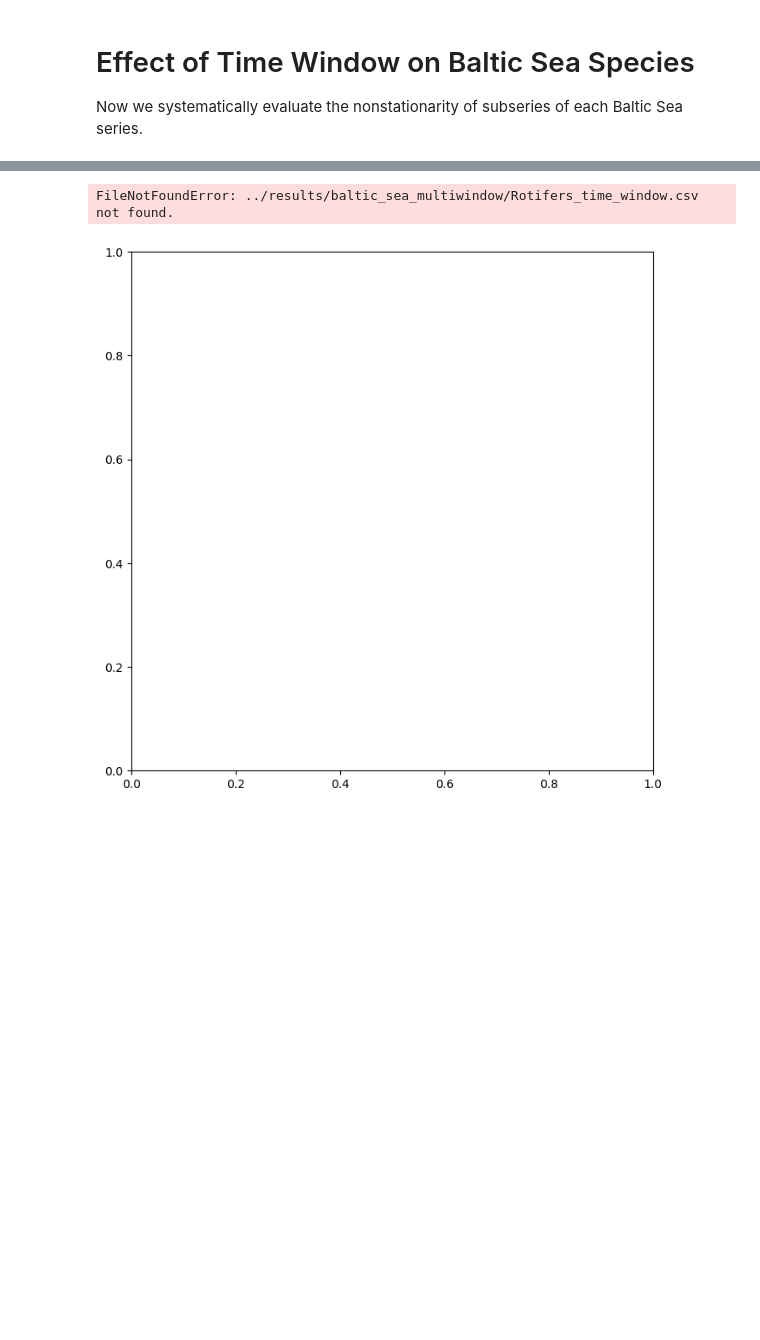
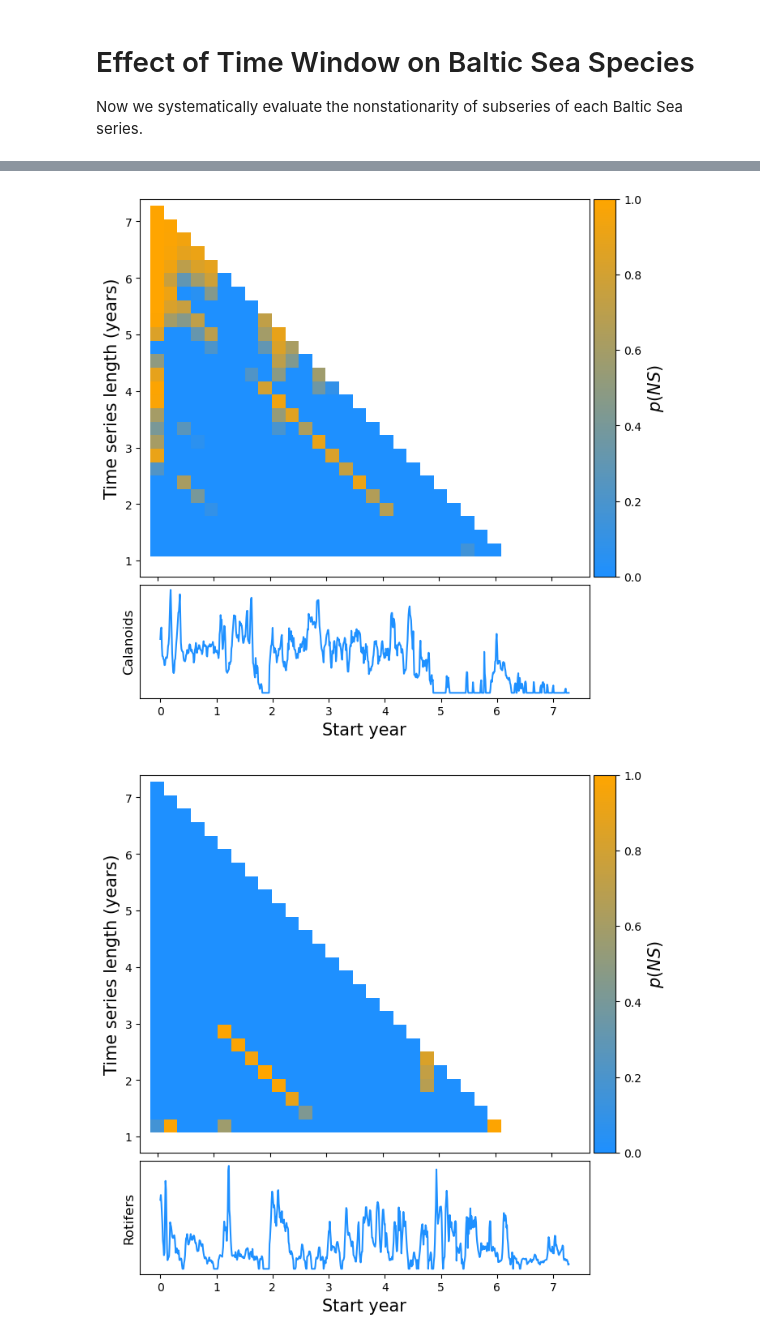
Before and after one commit to kenflat2/NS-Map, a Jupyter notebook: experiments/baltic_sea_mesocosm/Baltic Sea Mesocosm NSMap Analysis.ipynb, the cells around one changed output, grey strips where cells are left out. Cells and saved outputs as stored; diff of their text form; code cells hidden in the pictures; blank space fills up the shorter version.

```diff
--- a/experiments/baltic_sea_mesocosm/Baltic Sea Mesocosm NSMap Analysis.ipynb
+++ b/experiments/baltic_sea_mesocosm/Baltic Sea Mesocosm NSMap Analysis.ipynb
@@ -152,0 +163,14 @@ plt.plot(ts)
+# %%
+theta_range = [0, 50]
+delta_range = [0, 50]
+
+length = lengths[-1]
+start = 0
+
+# for length in lengths:
+#     for start in np.arange(0, maxLen - length+1, step=year_steps):
+
+ts_chunk = ts[start:length+start]
+t = np.linspace(0, 1, length)
+
+data = (ts_chunk, t, tau)
@@ -153,5 +182,5 @@ plt.plot(ts)
 # %%
-evidence, significance_level, bayes_factor_error = nt.nonstationarity_test(
+evidence, significance_level = nt.nonstationarity_test(
         data,
         theta_range=params["theta_range"],
         delta_range=params["delta_range"],
@@ -159,7 +188,7 @@ evidence, significance_level, bayes_factor_error = nt.nonstationarity_test(
         lambda1=params["lambda1"],
         lambda2=params["lambda2"],
         p=params["p"],
-        resolution=params["resolution"]
+        resolution=3 # params["resolution"]
 )
-results[tally] = np.array([length, start, evidence, significance_level, bayes_factor_error])
+print(evidence, significance_level)
 # %% [output]
@@ -229,11 +225,11 @@ import src.NSMap as ns
 # which is plotted using matplotlib's imshow.
 def makeHeatMapBaltic(results):
     nonstationarityHeatMap = np.zeros((29,29)) * np.nan
-    for l, o, d, t, r in results:
+    for l, o, e, p, t, d in results:
         i_length = 27-(int(l / year_steps) - 2)
         i_offset = int(o / year_steps)
         # print(i_length, i_offset)
-        nonstationarityHeatMap[i_length, i_offset] = d
+        nonstationarityHeatMap[i_length, i_offset] = max(p, 0)
 
     return nonstationarityHeatMap
 # %%
@@ -241,12 +237,13 @@ def makeHeatMapBaltic(results):
 def makeFigureBaltic(nonstationarityHeatMap, ts, name, ax):
     name_to_fig_title = {"Rotifers" : "Figure_S9",
                          "Nanophytoplankton": "Figure_S10",
-                         "Picophytoplankton": "Figure_S11"}
+                         "Picophytoplankton": "Figure_S11",
+                         "Calanoids": "Figure_S_unsure_yet"}
 
     scaling = lengths[-1] *3.35 / 365
 
     # im = ax.imshow(np.zeros(nonstationarityHeatMap[:-2].shape), cmap=cm.Greys)
-    im = ax.imshow(np.log(nonstationarityHeatMap[:-2]+1), cmap=custom_cmap)
+    im = ax.imshow(nonstationarityHeatMap[:-2], cmap=custom_cmap, vmin=0, vmax=1)
     ax.set_xticks(np.arange(31,step = 30 / scaling))
     ax.set_yticks(30-365*np.arange(1,8)/3.35/26)
     ax.set_xticklabels([])
@@ -259,7 +256,7 @@ def makeFigureBaltic(nonstationarityHeatMap, ts, name, ax):
     divider = make_axes_locatable(ax)
     cax = divider.append_axes('right', size='5%', pad=0.05)
     cb = plt.colorbar(im, cax=cax)
-    cb.set_label(r"$\log(\overline{\delta}+1)$",fontsize=15)
+    cb.set_label(r"$p(NS)$",fontsize=15)
 
     axTS = divider.append_axes('bottom', size='30%', pad=0.1)
 
@@ -268,7 +265,7 @@ def makeFigureBaltic(nonstationarityHeatMap, ts, name, ax):
     axTS.set_xlabel("Start year",fontsize=15)
     axTS.set_yticks([])
 
-    plt.savefig(f"../figures_eps/baltic_sea_multiwindow/{name_to_fig_title[name]}.eps", format="eps", bbox_inches="tight", transparent=False, facecolor="white")
+    plt.savefig(f"../../figures_eps/baltic_sea_multiwindow/{name_to_fig_title[name]}.eps", format="eps", bbox_inches="tight", transparent=False, facecolor="white")
     plt.show()
 # %%
 # Make a custom orange to blue color scheme
@@ -278,21 +275,21 @@ custom_cmap = LinearSegmentedColormap.from_list("custom_cmap", [dodgerblue_rgba,
 custom_cmap.set_bad("white", 1)
 # %%
 # Produce the figures
-indices = [1,2,3]
+indices = [0,1,2,3]
 year_steps = 27
 
 for index in indices:
     figb, axb = plt.subplots(1, figsize=(8,8))
 
     species_list = ["Calanoids","Rotifers","Nanophytoplankton",
                     "Picophytoplankton"]
-    results = np.loadtxt(f"../results/baltic_sea_multiwindow/{species_list[index]}_time_window.csv",
+    results = np.loadtxt(f"../../results/baltic_sea_multiwindow/{species_list[index]}_time_window.csv",
                          delimiter=",")
     lengths = np.unique(results[:,0])
 
-    ts = ns.standardize(table[:,index+1])
+    ts = standardize(table[:,index+1])
     nonstationarityHeatMap = makeHeatMapBaltic(results)
     makeFigureBaltic(nonstationarityHeatMap, ts, species_list[index], axb)
 # %% [output]
-FileNotFoundError: ../results/baltic_sea_multiwindow/Rotifers_time_window.csv not found.
-[figure, old version]
+[figure, new version]
+[figure, added]
```
Also changed, not shown: parts of 19 cells of this notebook, 42 other files.
